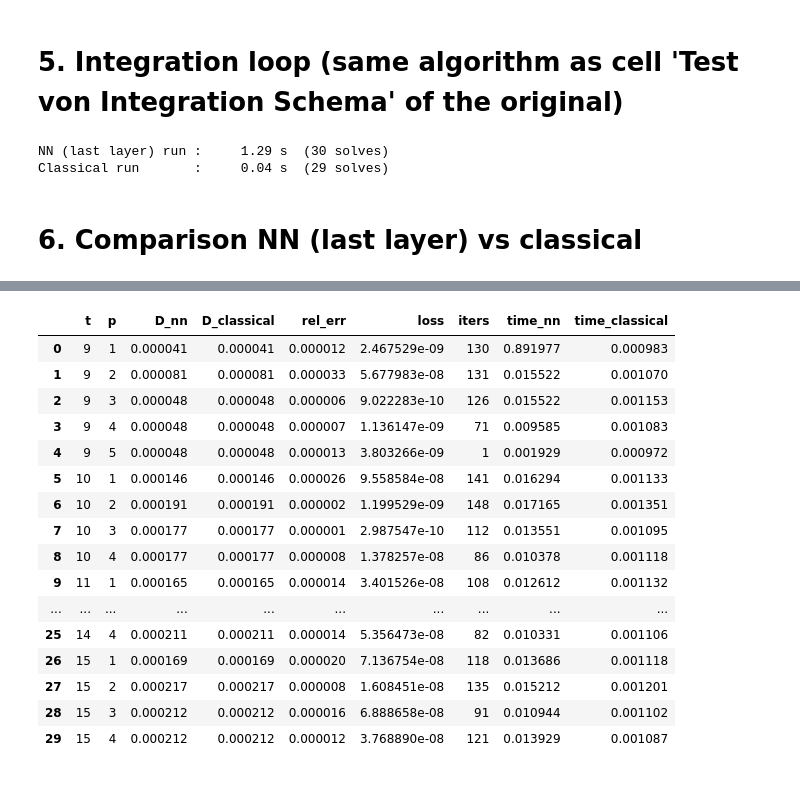
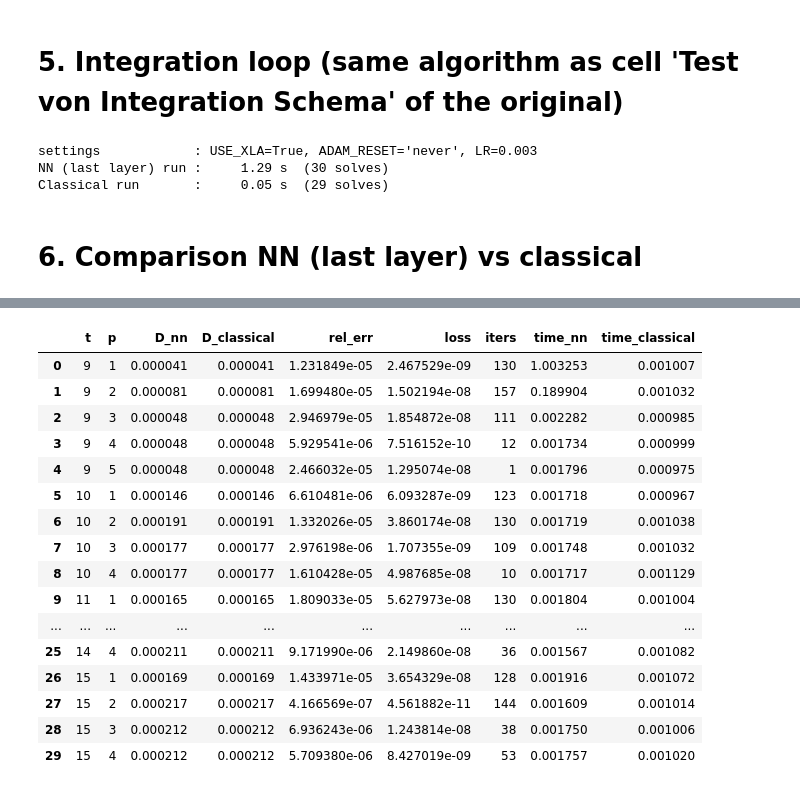
Before and after one commit to saurabh1995/self_learning1, a Jupyter notebook: Self_learning_Loeser_last_layer.ipynb, the cells around one changed output, grey strips where cells are left out. Drawn from its saved outputs; the diff is of its cells as text; code cells hidden in the pictures.

```diff
--- a/Self_learning_Loeser_last_layer.ipynb
+++ b/Self_learning_Loeser_last_layer.ipynb
@@ -40,7 +40,10 @@ STRAIN_DIR   = r"C:\Users\Tandale\sciebo\olddata\Phd\Writing\SLMU_paper\BVPs\Str
 POINTS       = [(0, 0, 0)]
 INCREMENTS   = 15        # time increments (as in the original notebook)
 LR           = 0.003     # Adam learning rate of the online optimisation (as in the original)
-TOL          = 1e-7      # convergence: residual**2 < TOL (as in the original)
+USE_XLA      = True      # compile the optimisation loop with XLA (tf.function(jit_compile=True))
+ADAM_RESET   = 'never'   # when Adam's moments/step counter are reset: 'solve' (every solve, as in the original),
+                         # 'increment' (first solve of each increment), 'never' (only at the start of a run)
+TOL         = 1e-7      # convergence: residual**2 < TOL (as in the original)
 MAX_ITER_P0  = 5000      # max optimiser steps in the first plane-stress iteration (as in the original)
 MAX_ITER     = 1000      # max optimiser steps in later plane-stress iterations (as in the original)
 # %% [markdown]
@@ -358,13 +361,22 @@ def consistency_residual(D, sdev, Xn, mu, sy, K, R, b1, b2, a_unit, s_unit, N, d
     J     = tf.sqrt(1.5 * tf.reduce_sum(Z * Z))
     return J / alpha - sy - K * (D / dt) ** (1 / N) - (R - b1 * b2 * D) / (1 + b1 * D)
 
-@tf.function
+# Adam state kept OUTSIDE the solve so it can persist between solves (see ADAM_RESET)
+mW_s, vW_s = tf.Variable(tf.zeros_like(W)), tf.Variable(tf.zeros_like(W))
+mB_s, vB_s = tf.Variable(tf.zeros_like(B)), tf.Variable(tf.zeros_like(B))
+step_s     = tf.Variable(f64(0.0))                                  # Adam step counter (bias correction)
+
+def reset_adam():
+    for v in (mW_s, vW_s, mB_s, vB_s):
+        v.assign(tf.zeros_like(v))
+    step_s.assign(0.0)
+
+@tf.function(jit_compile=USE_XLA)
 def solve_last_layer(feat, sdev, Xn, mu, sy, K, R, b1, b2, a_unit, s_unit, N, dt, max_val, max_iter, lr, tol):
-    """Adam on (W, B) until residual**2 < tol. Fresh Adam state per solve (as Adam(0.003) per solve in the original)."""
+    """Adam on (W, B) until residual**2 < tol, continuing from the stored Adam state (mW_s, vW_s, mB_s, vB_s, step_s)."""
     phi = tf.reshape(tf.cast(feat, tf.float64), (1, -1))
     beta1, beta2, eps = f64(0.9), f64(0.999), f64(1e-7)          # Keras Adam defaults
-    mW, vW = tf.zeros_like(W), tf.zeros_like(W)
-    mB, vB = tf.zeros_like(B), tf.zeros_like(B)
+    mW, vW, mB, vB, step = mW_s.read_value(), vW_s.read_value(), mB_s.read_value(), vB_s.read_value(), step_s.read_value()
     D, loss, iters = f64(0.0), f64(np.inf), tf.constant(0)
     for k in tf.range(max_iter):
         with tf.GradientTape() as tape:
@@ -375,12 +387,13 @@ def solve_last_layer(feat, sdev, Xn, mu, sy, K, R, b1, b2, a_unit, s_unit, N, dt
         if loss < tol:
             break
         gW, gB = tape.gradient(loss, [W, B])
-        step   = tf.cast(k + 1, tf.float64)
+        step   = step + 1
         mW = beta1 * mW + (1 - beta1) * gW;  vW = beta2 * vW + (1 - beta2) * gW * gW
         mB = beta1 * mB + (1 - beta1) * gB;  vB = beta2 * vB + (1 - beta2) * gB * gB
         lr_t = lr * tf.sqrt(1 - beta2 ** step) / (1 - beta1 ** step)
         W.assign_sub(lr_t * mW / (tf.sqrt(vW) + eps))
         B.assign_sub(lr_t * mB / (tf.sqrt(vB) + eps))
+    mW_s.assign(mW); vW_s.assign(vW); mB_s.assign(mB); vB_s.assign(vB); step_s.assign(step)
     return D, loss, iters
 
 
@@ -417,6 +430,8 @@ def local_solve(solver, flow, mat_params, key, l, m, n, stress_dev_trial, stress
 
     new_states = state_inputs
     if solver == 'nn':
+        if ADAM_RESET == 'solve' or (ADAM_RESET == 'increment' and p == 0):
+            reset_adam()
         tn = time.perf_counter()
         x = gen_input(stress_dev_trial, stress_back_trial)
         out = features(x, state_inputs)
@@ -448,7 +463,8 @@ i = 0
 def run(solver, flow='Z/J'):
     """solver = 'nn' (last-layer self-learning) or 'classical'; flow = 'Z/J' (Klassich_implicit, default) or 'Z/h' (original self-learning notebook)."""
     mp  = copy.deepcopy(mat_params_initial)
-    for (l, m, n) in POINTS:                     # zero recurrent states sized for the chosen network
+    reset_adam()                                 # every run starts with a fresh optimiser state
+    for (l, m, n) in POINTS:                    # zero recurrent states sized for the chosen network
         for s in STATE_KEYS:
             mp[s + str(i+1) + str(l+1) + str(m+1) + str(n+1)] = tf.zeros(shape=(1, STATE_UNITS))
     log = []
@@ -526,11 +542,13 @@ reset_last_layer()
 _t0 = time.perf_counter(); mp_nn, log_nn = run('nn');               time_run_nn = time.perf_counter() - _t0
 _t0 = time.perf_counter(); mp_cl, log_cl = run('classical');        time_run_cl = time.perf_counter() - _t0
 mp_ch, log_ch = run('classical', flow='Z/h')   # original self-learning formulation Z/h, for reference
+print(f'settings            : USE_XLA={USE_XLA}, ADAM_RESET={ADAM_RESET!r}, LR={LR}')
 print(f'NN (last layer) run : {time_run_nn:8.2f} s  ({len(log_nn)} solves)')
 print(f'Classical run       : {time_run_cl:8.2f} s  ({len(log_cl)} solves)')
 # %% [output]
+settings            : USE_XLA=True, ADAM_RESET='never', LR=0.003
 NN (last layer) run :     1.29 s  (30 solves)
-Classical run       :     0.04 s  (29 solves)
+Classical run       :     0.05 s  (29 solves)
 # %% [markdown]
 # 6. Comparison NN (last layer) vs classical
 # %%
@@ -541,9 +559,12 @@ print('solves                    :', len(df))
 print('converged (res^2 < TOL)   :', int(df.converged.sum()), '/', len(df))
 print('optimiser steps  mean/max :', round(df.iters.mean(), 1), '/', df.iters.max())
 print('rel. error Δε_p  max      : %.2e' % df.rel_err.max())
-print('time per solve   NN       : %.3f ms (features + graph loop, without 1st call = tracing)' % (1e3 * df.time_nn.iloc[1:].mean()))
-print('time per solve   classical: %.3f ms' % (1e3 * df.time_classical.mean()))
-print('first call of the graph includes tracing: %.1f ms' % (1e3 * df.time_nn.iloc[0]))
+# the first call with each max_iter value (MAX_ITER_P0 / MAX_ITER) traces the graph (and compiles it with XLA)
+warm = ~df.index.isin([df.index[df.p == 1][0], df.index[df.p > 1][0]])
+print('time per solve   NN       : median %.3f ms, mean %.3f ms (features + graph loop, without the 2 compile calls)'
+      % (1e3 * df.time_nn[warm].median(), 1e3 * df.time_nn[warm].mean()))
+print('time per solve   classical: median %.3f ms' % (1e3 * df.time_classical.median()))
+print('compile calls (one per max_iter value): %s ms' % ', '.join('%.0f' % (1e3 * v) for v in df.time_nn[~warm]))
 for (l, m, n) in POINTS:
     key = str(i+1) + str(l+1) + str(m+1) + str(n+1)
     s_nn, s_cl = np.array(mp_nn['abs_stress'+key]), np.array(mp_cl['abs_stress'+key])
@@ -566,22 +587,22 @@ point 1111: NN vs classical (both flow Z/J): max |Δσ| = 3.340e-04 MPa (max |σ
 point 1111: original Z/h vs Z/J (classical solver both): max |Δσ| = 2.347e+00 MPa, EQPLAS 1.157713e-03 vs 1.266548e-03
 alpha_N at the solves     : min 1.0289  max 1.1509
 |  | t | p | D_nn | D_classical | rel_err | loss | iters | time_nn | time_classical |
-| 0 | 9 | 1 | 0.000041 | 0.000041 | 0.000012 | 2.467529e-09 | 130 | 0.891977 | 0.000983 |
-| 1 | 9 | 2 | 0.000081 | 0.000081 | 0.000033 | 5.677983e-08 | 131 | 0.015522 | 0.001070 |
-| 2 | 9 | 3 | 0.000048 | 0.000048 | 0.000006 | 9.022283e-10 | 126 | 0.015522 | 0.001153 |
-| 3 | 9 | 4 | 0.000048 | 0.000048 | 0.000007 | 1.136147e-09 | 71 | 0.009585 | 0.001083 |
-| 4 | 9 | 5 | 0.000048 | 0.000048 | 0.000013 | 3.803266e-09 | 1 | 0.001929 | 0.000972 |
-| 5 | 10 | 1 | 0.000146 | 0.000146 | 0.000026 | 9.558584e-08 | 141 | 0.016294 | 0.001133 |
-| 6 | 10 | 2 | 0.000191 | 0.000191 | 0.000002 | 1.199529e-09 | 148 | 0.017165 | 0.001351 |
-| 7 | 10 | 3 | 0.000177 | 0.000177 | 0.000001 | 2.987547e-10 | 112 | 0.013551 | 0.001095 |
-| 8 | 10 | 4 | 0.000177 | 0.000177 | 0.000008 | 1.378257e-08 | 86 | 0.010378 | 0.001118 |
-| 9 | 11 | 1 | 0.000165 | 0.000165 | 0.000014 | 3.401526e-08 | 108 | 0.012612 | 0.001132 |
+| 0 | 9 | 1 | 0.000041 | 0.000041 | 1.231849e-05 | 2.467529e-09 | 130 | 1.003253 | 0.001007 |
+| 1 | 9 | 2 | 0.000081 | 0.000081 | 1.699480e-05 | 1.502194e-08 | 157 | 0.189904 | 0.001032 |
+| 2 | 9 | 3 | 0.000048 | 0.000048 | 2.946979e-05 | 1.854872e-08 | 111 | 0.002282 | 0.000985 |
+| 3 | 9 | 4 | 0.000048 | 0.000048 | 5.929541e-06 | 7.516152e-10 | 12 | 0.001734 | 0.000999 |
+| 4 | 9 | 5 | 0.000048 | 0.000048 | 2.466032e-05 | 1.295074e-08 | 1 | 0.001796 | 0.000975 |
+| 5 | 10 | 1 | 0.000146 | 0.000146 | 6.610481e-06 | 6.093287e-09 | 123 | 0.001718 | 0.000967 |
+| 6 | 10 | 2 | 0.000191 | 0.000191 | 1.332026e-05 | 3.860174e-08 | 130 | 0.001719 | 0.001038 |
+| 7 | 10 | 3 | 0.000177 | 0.000177 | 2.976198e-06 | 1.707355e-09 | 109 | 0.001748 | 0.001032 |
+| 8 | 10 | 4 | 0.000177 | 0.000177 | 1.610428e-05 | 4.987685e-08 | 10 | 0.001717 | 0.001129 |
+| 9 | 11 | 1 | 0.000165 | 0.000165 | 1.809033e-05 | 5.627973e-08 | 130 | 0.001804 | 0.001004 |
 | ... | ... | ... | ... | ... | ... | ... | ... | ... | ... |
-| 25 | 14 | 4 | 0.000211 | 0.000211 | 0.000014 | 5.356473e-08 | 82 | 0.010331 | 0.001106 |
-| 26 | 15 | 1 | 0.000169 | 0.000169 | 0.000020 | 7.136754e-08 | 118 | 0.013686 | 0.001118 |
-| 27 | 15 | 2 | 0.000217 | 0.000217 | 0.000008 | 1.608451e-08 | 135 | 0.015212 | 0.001201 |
-| 28 | 15 | 3 | 0.000212 | 0.000212 | 0.000016 | 6.888658e-08 | 91 | 0.010944 | 0.001102 |
-| 29 | 15 | 4 | 0.000212 | 0.000212 | 0.000012 | 3.768890e-08 | 121 | 0.013929 | 0.001087 |
+| 25 | 14 | 4 | 0.000211 | 0.000211 | 9.171990e-06 | 2.149860e-08 | 36 | 0.001567 | 0.001082 |
+| 26 | 15 | 1 | 0.000169 | 0.000169 | 1.433971e-05 | 3.654329e-08 | 128 | 0.001916 | 0.001072 |
+| 27 | 15 | 2 | 0.000217 | 0.000217 | 4.166569e-07 | 4.561882e-11 | 144 | 0.001609 | 0.001014 |
+| 28 | 15 | 3 | 0.000212 | 0.000212 | 6.936243e-06 | 1.243814e-08 | 38 | 0.001750 | 0.001006 |
+| 29 | 15 | 4 | 0.000212 | 0.000212 | 5.709380e-06 | 8.427019e-09 | 53 | 0.001757 | 0.001020 |
 # %%
 fig, axs = plt.subplots(1, 2, figsize=(12, 4))
 for (l, m, n) in POINTS:
```
Also changed, not shown: parts of 2 cells of this notebook.
